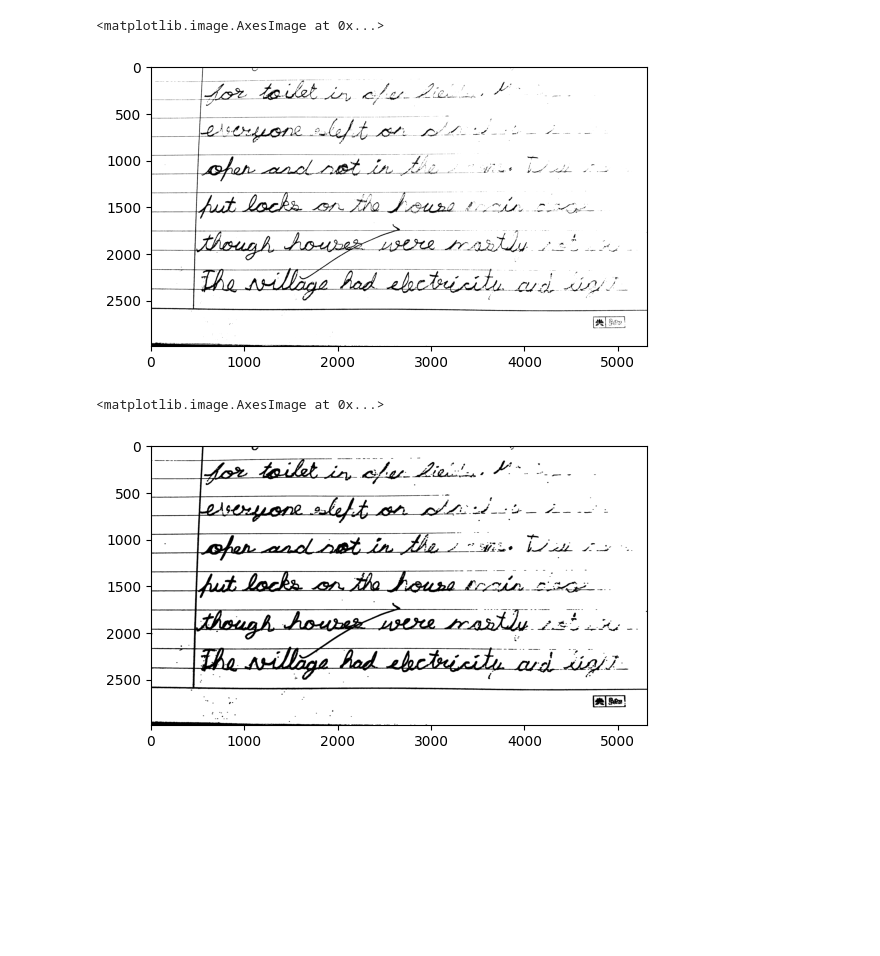
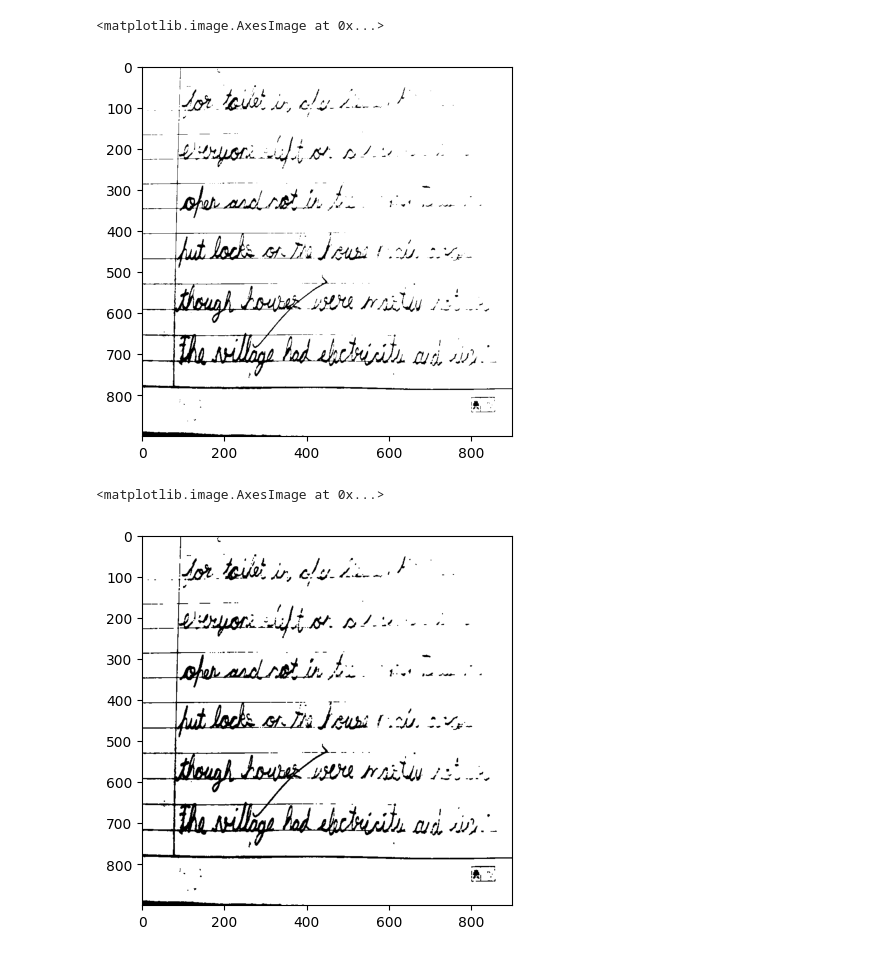
Before and after one commit to SigmaMind-Research/dysgraphia, a Jupyter notebook: baseline_angle.ipynb, the cells around one changed output. Cells and saved outputs as stored; diff of their text form; code cells hidden in the pictures; blank space fills up the shorter version.

```diff
--- a/baseline_angle.ipynb
+++ b/baseline_angle.ipynb
@@ -5,6 +5,7 @@ import matplotlib.pyplot as plt
 # %%
 img=cv2.imread('temp.jpg')
 img=cv2.cvtColor(img,cv2.COLOR_BGR2GRAY)
+img=cv2.resize(img,(900,900))
 #img=255-img
 plt.imshow(img,cmap='gray')
 # %% [output]
@@ -19,16 +20,16 @@ plt.imshow(filtered_image,cmap='gray')
 # %%
-ret,threshold_img=cv2.threshold(filtered_image,135,255,cv2.THRESH_BINARY)
+ret,threshold_img=cv2.threshold(filtered_image,140,255,cv2.THRESH_BINARY)
 plt.imshow(threshold_img,cmap='gray')
 # %% [output]
 <matplotlib.image.AxesImage at 0x...>
-[figure, old version]
+[figure, new version]
 # %%
-element=np.ones((5,10),np.uint8)
+element=np.ones((2,2),np.uint8)
 dilated_img=cv2.erode(threshold_img,element)
 plt.imshow(dilated_img,cmap='gray')
 # %% [output]
 <matplotlib.image.AxesImage at 0x...>
-[figure, old version]
+[figure, new version]
 # %%
 contours, hierarchy = cv2.findContours(dilated_img,
     cv2.RETR_EXTERNAL, cv2.CHAIN_APPROX_NONE)
```
Also changed, not shown: parts of 4 cells of this notebook, 3 other files.
